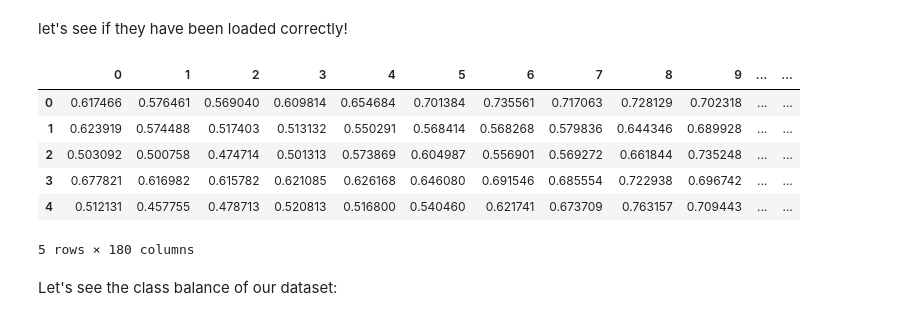
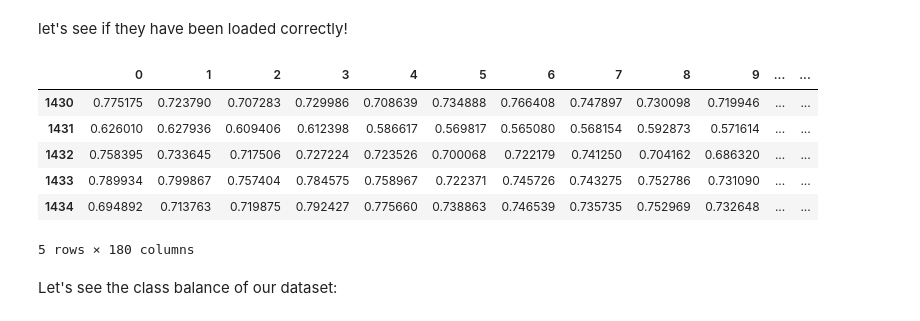
Before and after one commit to shaaagri/iat481-wk3, a Jupyter notebook: Week_3_MachineLearning.ipynb, the cells around one changed output. Drawn from its saved outputs; the diff is of its cells as text; code cells hidden in the pictures.

```diff
--- a/Week_3_MachineLearning.ipynb
+++ b/Week_3_MachineLearning.ipynb
@@ -356,15 +357,15 @@ emotions_ravd=pd.read_excel('/content/drive/MyDrive/IAT481/Wk3/CachedData/emotio
 # %% [markdown]
 let's see if they have been loaded correctly!
-# %%
-features.head()
-# %% [output]
-|  | 0 | 1 | 2 | 3 | 4 | 5 | 6 | 7 | 8 | 9 | ... | ... |
-| 0 | 0.617466 | 0.576461 | 0.569040 | 0.609814 | 0.654684 | 0.701384 | 0.735561 | 0.717063 | 0.728129 | 0.702318 | ... | ... |
-| 1 | 0.623919 | 0.574488 | 0.517403 | 0.513132 | 0.550291 | 0.568414 | 0.568268 | 0.579836 | 0.644346 | 0.689928 | ... | ... |
-| 2 | 0.503092 | 0.500758 | 0.474714 | 0.501313 | 0.573869 | 0.604987 | 0.556901 | 0.569272 | 0.661844 | 0.735248 | ... | ... |
-| 3 | 0.677821 | 0.616982 | 0.615782 | 0.621085 | 0.626168 | 0.646080 | 0.691546 | 0.685554 | 0.722938 | 0.696742 | ... | ... |
-| 4 | 0.512131 | 0.457755 | 0.478713 | 0.520813 | 0.516800 | 0.540460 | 0.621741 | 0.673709 | 0.763157 | 0.709443 | ... | ... |
-5 rows × 180 columns
+# %%
+features_ravd.tail()
+# %% [output]
+|  | 0 | 1 | 2 | 3 | 4 | 5 | 6 | 7 | 8 | 9 | ... | ... |
+| 1430 | 0.775175 | 0.723790 | 0.707283 | 0.729986 | 0.708639 | 0.734888 | 0.766408 | 0.747897 | 0.730098 | 0.719946 | ... | ... |
+| 1431 | 0.626010 | 0.627936 | 0.609406 | 0.612398 | 0.586617 | 0.569817 | 0.565080 | 0.568154 | 0.592873 | 0.571614 | ... | ... |
+| 1432 | 0.758395 | 0.733645 | 0.717506 | 0.727224 | 0.723526 | 0.700068 | 0.722179 | 0.741250 | 0.704162 | 0.686320 | ... | ... |
+| 1433 | 0.789934 | 0.799867 | 0.757404 | 0.784575 | 0.758967 | 0.722371 | 0.745726 | 0.743275 | 0.752786 | 0.731090 | ... | ... |
+| 1434 | 0.694892 | 0.713763 | 0.719875 | 0.792427 | 0.775660 | 0.738863 | 0.746539 | 0.735735 | 0.752969 | 0.732648 | ... | ... |
+5 rows × 180 columns
 # %% [markdown]
 Let's see the class balance of our dataset:
 # %%
```
Also changed, not shown: parts of 3 cells of this notebook.
